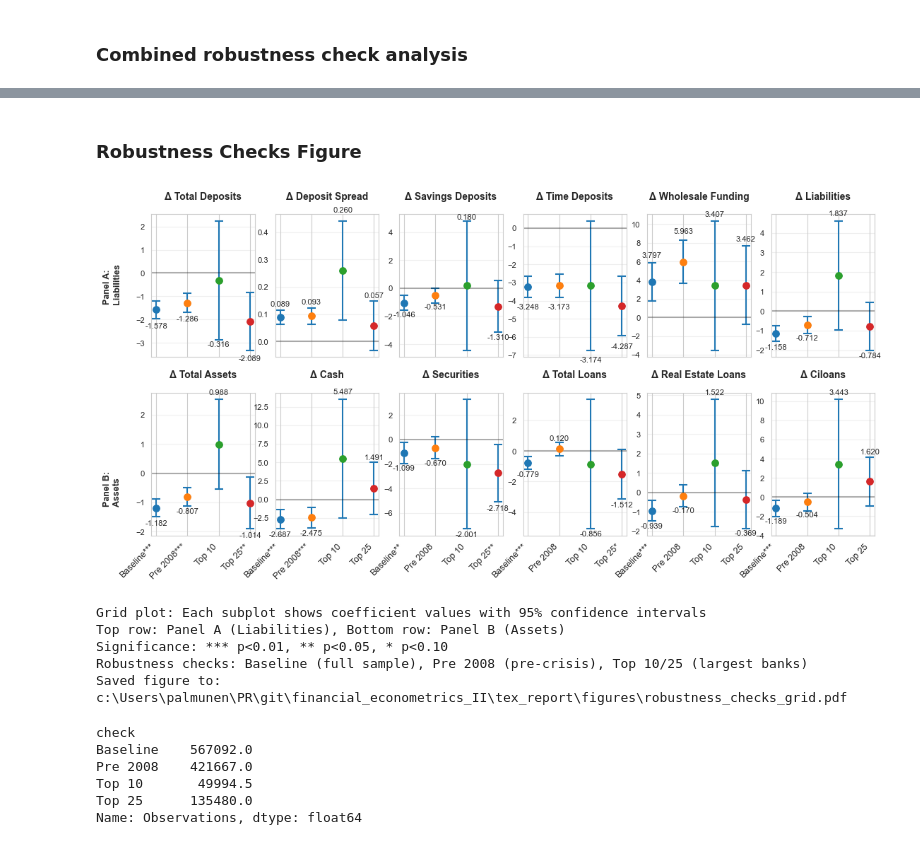
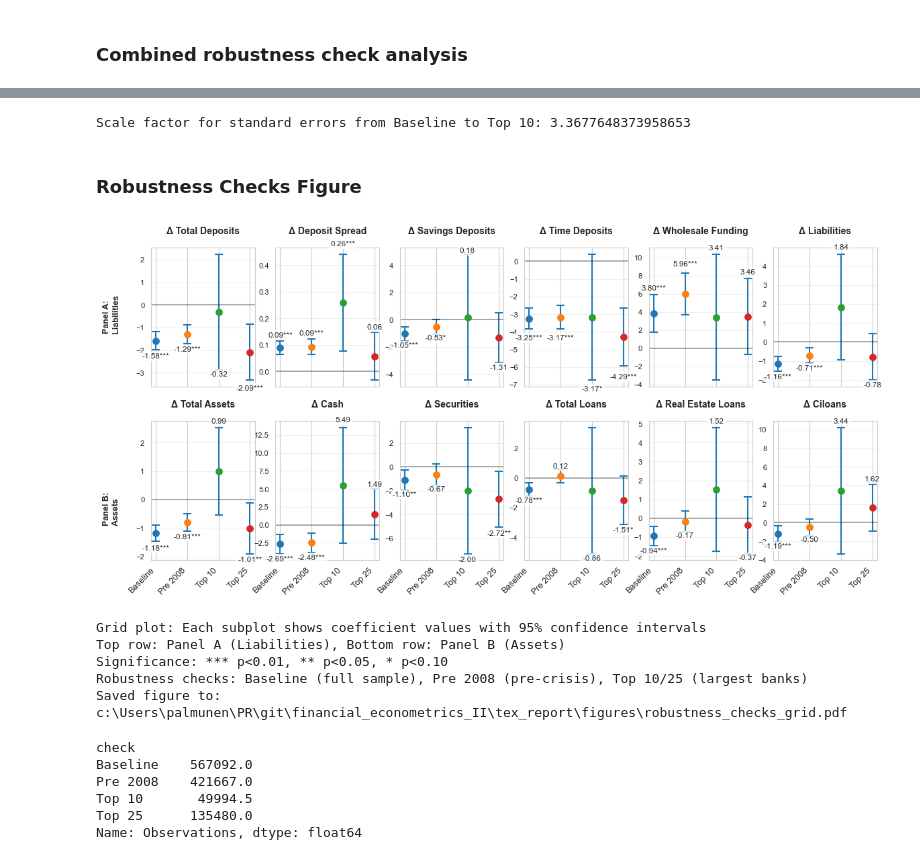
Before and after one commit to pamaths/financial_econometrics_II, a Jupyter notebook: notebooks/fe2_problem1.ipynb, the cells around one changed output, grey strips where cells are left out. Cells and saved outputs as stored; diff of their text form; code cells hidden in the pictures.

```diff
--- a/notebooks/fe2_problem1.ipynb
+++ b/notebooks/fe2_problem1.ipynb
@@ -1088,3 +1123,9 @@ pdf_robust_checks
+# %%
+n_base = 567092
+n_top = 50000
+print(f"Scale factor for standard errors from Baseline to Top 10: {np.sqrt(n_base / n_top)}")
+# %% [output]
+Scale factor for standard errors from Baseline to Top 10: 3.3677648373958653
 # %% [markdown]
 ### Robustness Checks Figure
 # %%
@@ -1125,7 +1166,7 @@ n_panel_a = len(panel_a_vars)
 n_panel_b = len(panel_b_vars)
 n_cols = max(n_panel_a, n_panel_b)
 
-fig, axes = plt.subplots(2, n_cols, figsize=(1.9*n_cols, 5.8))
+fig, axes = plt.subplots(2, n_cols, figsize=(2.0*n_cols, 5.8))
 if n_cols == 1:
     axes = axes.reshape(2, 1)
 
@@ -1168,12 +1209,25 @@ for i, var_name in enumerate(panel_a_vars):
 
     # Add coefficient values (without stars)
     for j, (check, coef) in enumerate(var_coef.items()):
-        label_text = f'{coef:.3f}'
+        # label_text = f'{coef:.3f}'
+
+        # # Position text above/below point based on coefficient sign
+        # text_y = coef + (var_ci_upper[check] - coef) + 0.1 * abs(coef) if coef >= 0 else coef - (coef - var_ci_lower[check]) - 0.1 * abs(coef)
+        # ax.text(j, text_y, label_text, ha='center', va='bottom' if coef >= 0 else 'top',
+        #         fontsize=8, fontweight='normal',
+        #         )
+
+        pval = var_pval[check]
+        stars = get_stars(pval)
+        label_text = f'{coef:.2f}{stars}'
 
         # Position text above/below point based on coefficient sign
         text_y = coef + (var_ci_upper[check] - coef) + 0.1 * abs(coef) if coef >= 0 else coef - (coef - var_ci_lower[check]) - 0.1 * abs(coef)
         ax.text(j, text_y, label_text, ha='center', va='bottom' if coef >= 0 else 'top',
-                fontsize=8, fontweight='normal')
+                fontsize=8.5, fontweight='normal',
+                bbox=dict(boxstyle='round,pad=0.2', facecolor='white', edgecolor='none', alpha=0.8))
+
+
 
     # Format title: remove A/B suffix and replace d with Δ
     title_text = var_name.replace('_', ' ').replace(' A', '').replace(' B', '')
@@ -1210,19 +1264,30 @@ for i, var_name in enumerate(panel_b_vars):
 
     # Add coefficient values (without stars)
     for j, (check, coef) in enumerate(var_coef.items()):
-        label_text = f'{coef:.3f}'
+        # label_text = f'{coef:.3f}'
+
+        # # Position text above/below point based on coefficient sign
+        # text_y = coef + (var_ci_upper[check] - coef) + 0.1 * abs(coef) if coef >= 0 else coef - (coef - var_ci_lower[check]) - 0.1 * abs(coef)
+        # ax.text(j, text_y, label_text, ha='center', va='bottom' if coef >= 0 else 'top',
+        #         fontsize=8, fontweight='normal')
+        pval = var_pval[check]
+        stars = get_stars(pval)
+        label_text = f'{coef:.2f}{stars}'
 
         # Position text above/below point based on coefficient sign
         text_y = coef + (var_ci_upper[check] - coef) + 0.1 * abs(coef) if coef >= 0 else coef - (coef - var_ci_lower[check]) - 0.1 * abs(coef)
         ax.text(j, text_y, label_text, ha='center', va='bottom' if coef >= 0 else 'top',
-                fontsize=8, fontweight='normal')
+                fontsize=8.5, fontweight='normal',
+                bbox=dict(boxstyle='round,pad=0.2', facecolor='white', edgecolor='none', alpha=0.8))
+
+
 
     # Create x-axis labels with significance stars
     x_labels = []
     for check in var_coef.index:
         pval = var_pval[check]
-        stars = get_stars(pval)
-        x_labels.append(f'{check}{stars}')
+        # stars = get_stars(pval)
+        x_labels.append(f'{check}')
 
     # Format title: remove A/B suffix and replace d with Δ
     title_text = var_name.replace('_', ' ').replace(' A', '').replace(' B', '')
@@ -1235,34 +1300,34 @@ for i, var_name in enumerate(panel_b_vars):
     ax.set_xticklabels(x_labels, rotation=45, ha='right', fontsize=9)
     ax.tick_params(axis='y', labelsize=8)
 
 # Remove unused subplots
 for i in range(n_panel_a, n_cols):
     fig.delaxes(axes[0, i])
 for i in range(n_panel_b, n_cols):
     fig.delaxes(axes[1, i])
 
 # Add overall title
 # fig.suptitle('Robustness Checks: Coefficients with 95% Confidence Intervals', fontsize=11, fontweight='bold', y=0.96)
 
 # Add panel labels
 fig.text(0.02, 0.75, 'Panel A:\nLiabilities', fontsize=9, fontweight='bold', rotation=90, va='center')
 fig.text(0.02, 0.25, 'Panel B:\nAssets', fontsize=9, fontweight='bold', rotation=90, va='center')
 
 plt.tight_layout()
 plt.subplots_adjust(top=0.92, left=0.08, hspace=0.25, wspace=0.2)
 plt.show()
 
 print("Grid plot: Each subplot shows coefficient values with 95% confidence intervals")
 print("Top row: Panel A (Liabilities), Bottom row: Panel B (Assets)")
 print("Significance: *** p<0.01, ** p<0.05, * p<0.10")
 print("Robustness checks: Baseline (full sample), Pre 2008 (pre-crisis), Top 10/25 (largest banks)")
 
 # Save figure
 pdf_path = tex_figures_dir / "robustness_checks_grid.pdf"
 fig.savefig(pdf_path, dpi=300, bbox_inches='tight')
 print(f"Saved figure to: {pdf_path}")
 # %% [output]
-[figure, old version]
+[figure, new version]
 Grid plot: Each subplot shows coefficient values with 95% confidence intervals
 Top row: Panel A (Liabilities), Bottom row: Panel B (Assets)
 Significance: *** p<0.01, ** p<0.05, * p<0.10
```
Also changed, not shown: parts of 13 cells of this notebook.
